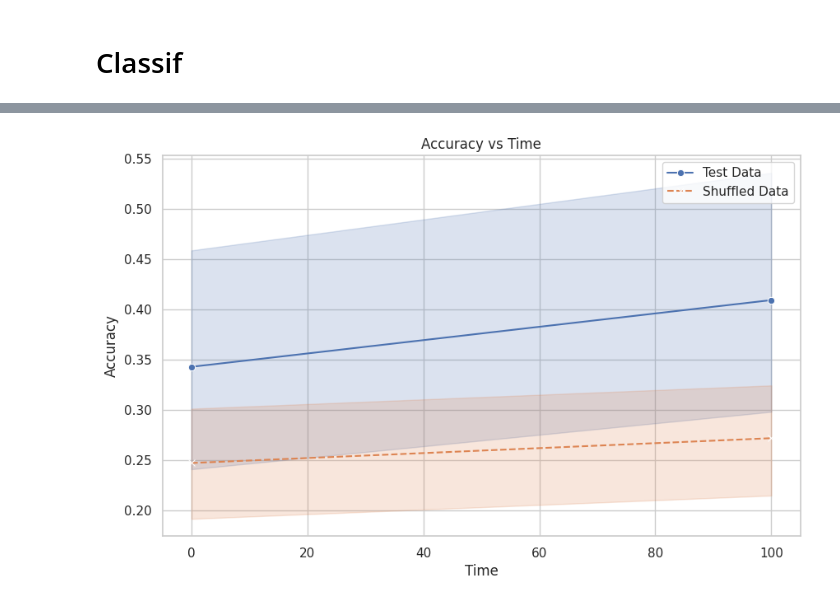
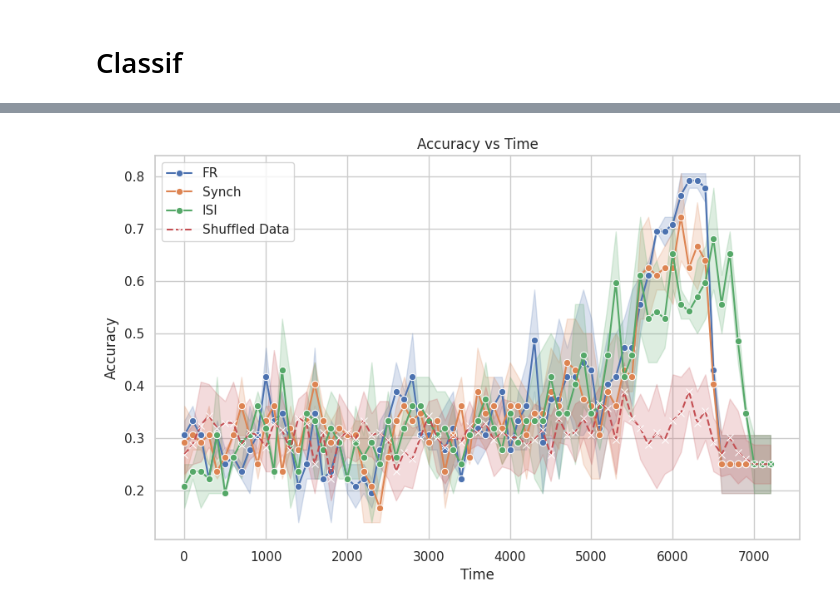
Before and after one commit to Lamifsud/pattern_classification_git, a Jupyter notebook: pipeline_drafts/HistGrad.ipynb, the cells around one changed output, grey strips where cells are left out. Drawn from its saved outputs; the diff is of its cells as text; code cells hidden in the pictures.

```diff
--- a/pipeline_drafts/HistGrad.ipynb
+++ b/pipeline_drafts/HistGrad.ipynb
@@ -330,7 +326,7 @@ cvs0 = StratifiedShuffleSplit(n_splits=n_splits, test_size=0.2)
 # Standardisation scheme
 scaler = StandardScaler()
 # Algo
-estimator = HistGradientBoostingClassifier()
+estimator = HistGradientBoostingClassifier(max_iter=5, max_depth=10, max_bins=10)
 clf = make_pipeline(scaler, estimator)
 # %%
 list_models = {'FR'  : [],
@@ -339,6 +335,6 @@ list_models = {'FR'  : [],
 for key, data in list_mean.items():
     for idx, t in enumerate(n_times[:-1]):
         model = HistGrad.Model_info(n_splits=n_splits, n_events=n_bins, \
-        data=data[idx], target=target, cvs=cvs0, clf=clf)
+        data=data[idx], cvs=cvs0, clf=clf)
 
         list_models[key].append(model)
@@ -419,0 +341,3 @@ SPLIT : 1
+# %%
+
+acc_df = HistGrad.run(list_models, target, n_times)
@@ -420,2 +357,2 @@ SPLIT : 1
 # %%
-acc_df = acc
+acc_df
@@ -422,32 +373,32 @@ acc_df = acc
 # %%
 import seaborn as sns
 import matplotlib.pyplot as plt
 
 # Séparez les données par type
-test_data = acc_df[acc_df['data_type'] == 'test']
-shuff_data = acc_df[acc_df['data_type'] == 'shuff']
+test_data = acc_df[(acc_df['data_type'] == 'test') & (acc_df['target_type'] == 'position')]
+shuff_data = acc_df[(acc_df['data_type'] == 'shuff') & (acc_df['target_type'] == 'position')]
 
 # Définir le style de seaborn
 sns.set(style="whitegrid")
 
 # Tracer les données
 plt.figure(figsize=(10, 6))
 
 # Tracer les données de test
-sns.lineplot(data=test_data, x='time', y='accuracy', marker='o', linestyle='-', label='Test Data')
+sns.lineplot(data=test_data, x='time', y='accuracy', hue='measure', marker='o', linestyle='-')
 
 # Tracer les données de shuffled
 sns.lineplot(data=shuff_data, x='time', y='accuracy', marker='x', linestyle='--', label='Shuffled Data')
 
 # Définir les étiquettes d'axe et le titre
 plt.xlabel('Time')
 plt.ylabel('Accuracy')
 plt.title('Accuracy vs Time')
 
 # Afficher la légende
 plt.legend()
 
 # Afficher le tracé
 plt.show()
 # %% [output]
-[figure, old version]
+[figure, new version]
```
Also changed, not shown: parts of 6 cells of this notebook, 1 other file.
